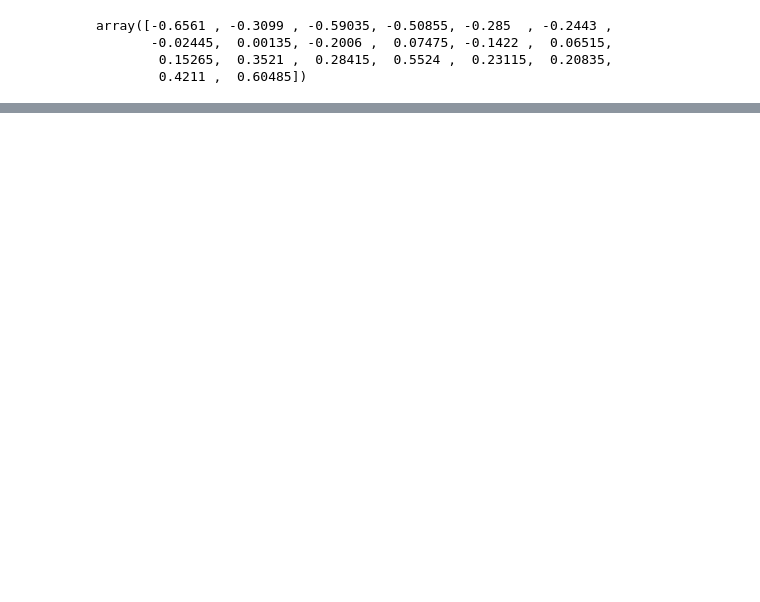
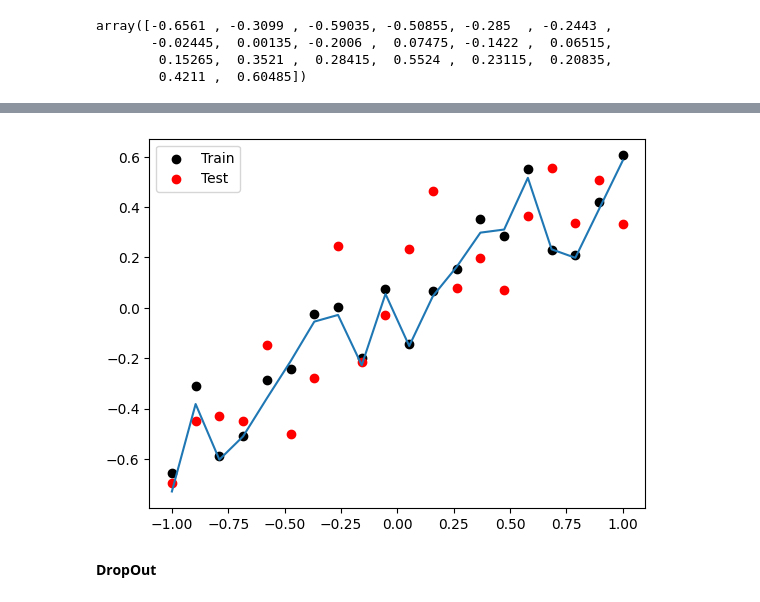
Before and after one commit to ajaykumar080286/DeepLearning, a Jupyter notebook: dropout_regression.ipynb, the cells around one changed output, grey strips where cells are left out. Cells and saved outputs as stored; diff of their text form; code cells hidden in the pictures; blank space fills up the shorter version.

```diff
--- a/dropout_regression.ipynb
+++ b/dropout_regression.ipynb
@@ -34,0 +111,2 @@ array([-0.6561 , -0.3099 , -0.59035, -0.50855, -0.285  , -0.2443 ,
+# %%
+y_pred=model.predict(X_test)
@@ -34,0 +115,10 @@ array([-0.6561 , -0.3099 , -0.59035, -0.50855, -0.285  , -0.2443 ,
+# %%
+plt.scatter(X_train, y_train,c="black", label="Train")
+plt.scatter(X_test, y_test,c="red", label="Test")
+plt.plot(X_test,y_pred)
+plt.legend()
+plt.show()
+# %% [output]
+[figure, added]
+# %% [markdown]
+**DropOut**
```
Also changed, not shown: parts of 28 cells of this notebook.
